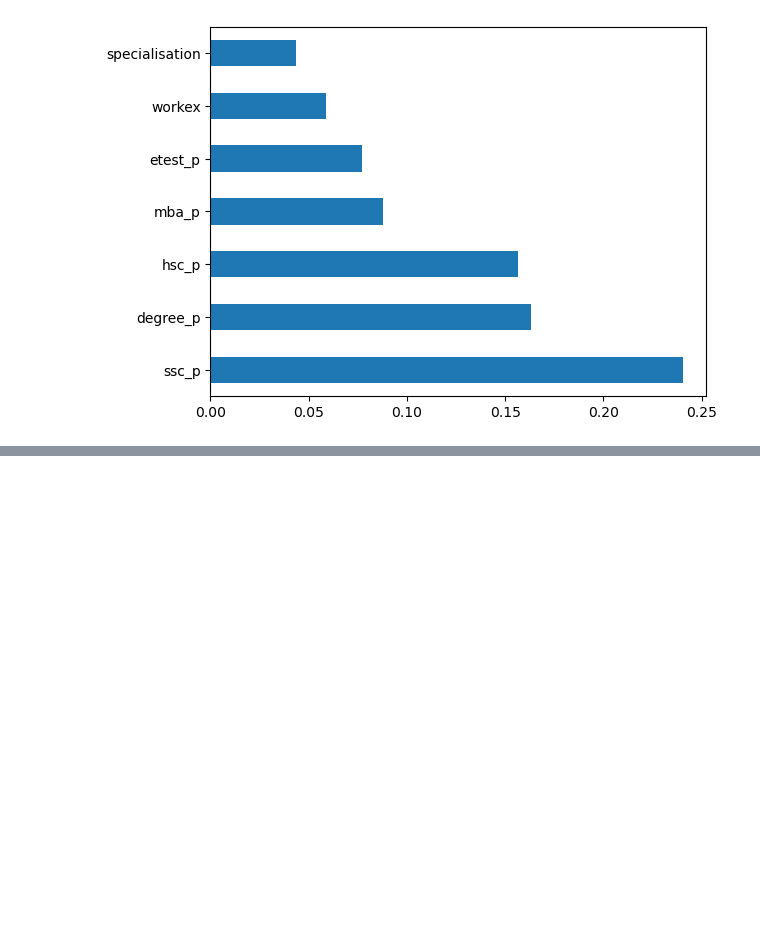
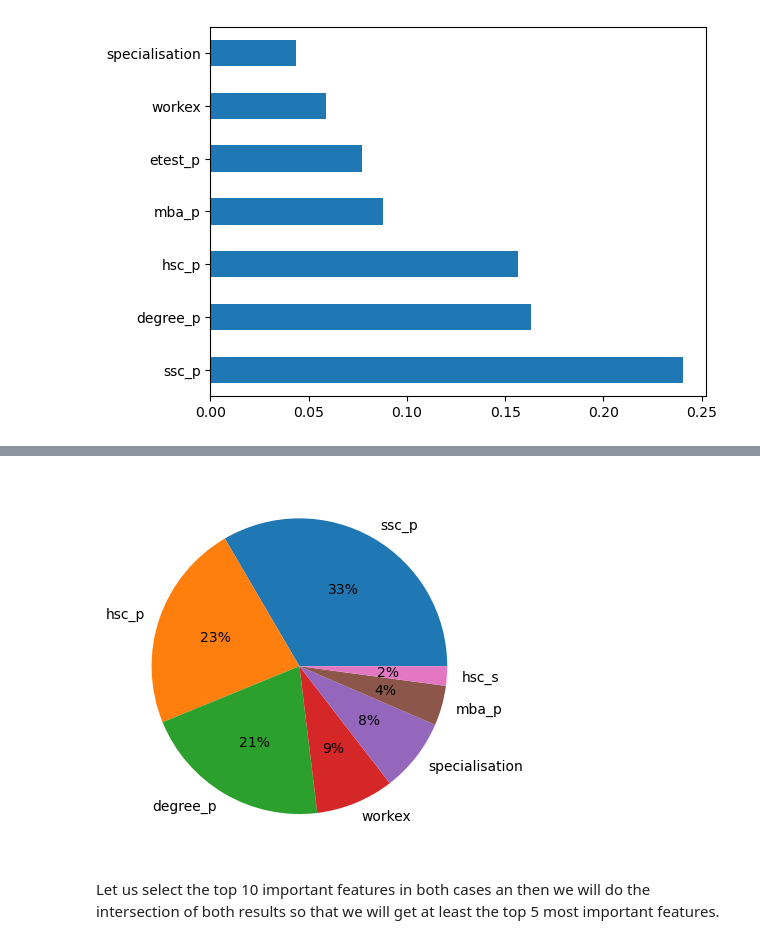
Before and after one commit to lawalsegun2025/campus_placement_predictor, a Jupyter notebook: job_placement_predictor.ipynb, the cells around one changed output, grey strips where cells are left out. Cells and saved outputs as stored; diff of their text form; code cells hidden in the pictures; blank space fills up the shorter version.

```diff
--- a/job_placement_predictor.ipynb
+++ b/job_placement_predictor.ipynb
@@ -553,0 +554,6 @@ mc.nlargest(7).plot(kind="barh");
+# %%
+mc.nlargest(7).plot(kind="pie", autopct="%1.0f%%");
+# %% [output]
+[figure, added]
+# %% [markdown]
+Let us select the top 10 important features in both cases an then we will do the intersection of both results so that we will get at least the top 5 most important features.
```
Also changed, not shown: parts of 11 cells of this notebook.
